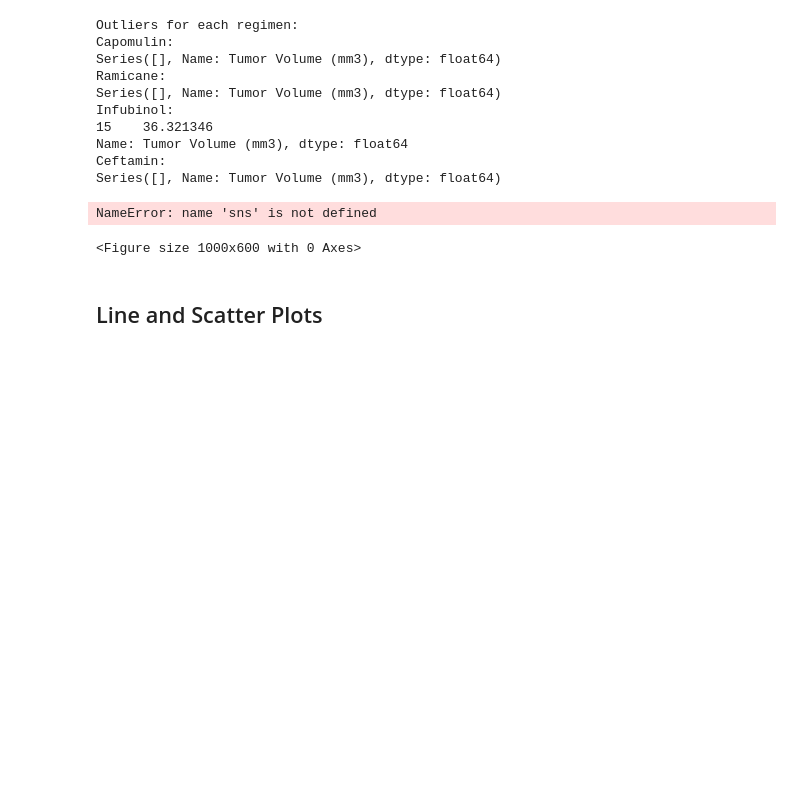
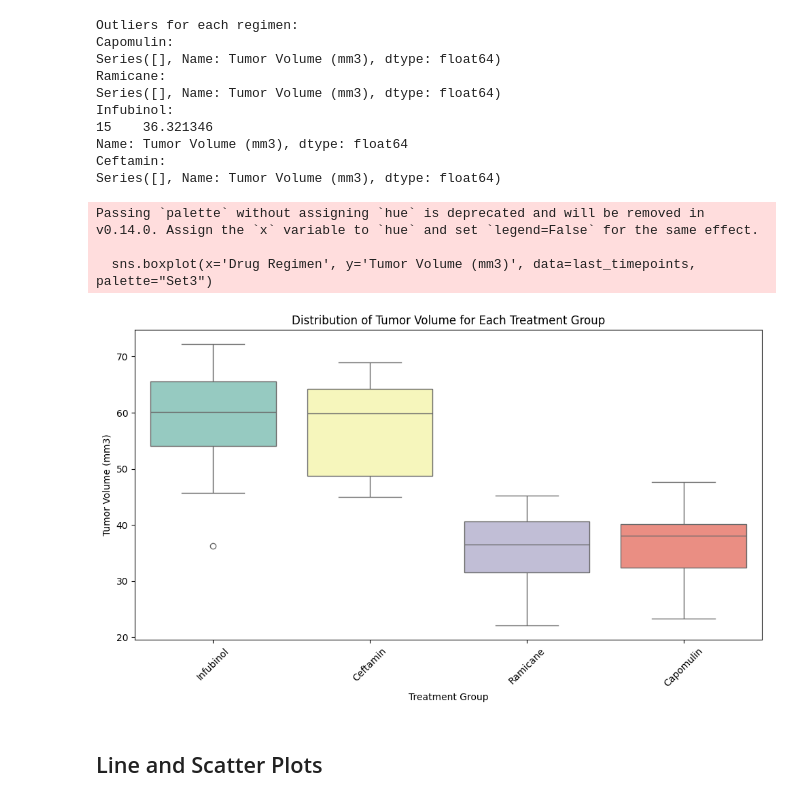
Before and after one commit to AnotherViktor/DataVisualisation, a Jupyter notebook: pymaceuticals_solution.ipynb, the cells around one changed output. Drawn from its saved outputs; the diff is of its cells as text; code cells hidden in the pictures; blank space fills up the shorter version.

```diff
--- a/pymaceuticals_solution.ipynb
+++ b/pymaceuticals_solution.ipynb
@@ -298,18 +269,22 @@ Name: Tumor Volume (mm3), dtype: float64
 Ceftamin:
 Series([], Name: Tumor Volume (mm3), dtype: float64)
 # %%
-# Generate a box plot that shows the distribution of the tumor volume for each treatment group.
+# Ensure the treatment groups and tumor volumes are in the data
 plt.figure(figsize=(10, 6))
-sns.boxplot(x='Treatment', y='Tumor Volume', data=df)
+
+# Generate the box plot
+sns.boxplot(x='Drug Regimen', y='Tumor Volume (mm3)', data=last_timepoints, palette="Set3")
 plt.title('Distribution of Tumor Volume for Each Treatment Group')
 plt.xlabel('Treatment Group')
-plt.ylabel('Tumor Volume')
-plt.xticks(rotation=45)  # Rotate x labels if needed for better readability
-plt.tight_layout()  # Adjust layout to make sure everything fits
+plt.ylabel('Tumor Volume (mm3)')
+plt.xticks(rotation=45)  # Rotate x labels for better readability
+plt.tight_layout()  # Adjust layout to prevent clipping
 plt.show()
 # %% [output]
-NameError: name 'sns' is not defined
+Passing `palette` without assigning `hue` is deprecated and will be removed in v0.14.0. Assign the `x` variable to `hue` and set `legend=False` for the same effect.
+
+  sns.boxplot(x='Drug Regimen', y='Tumor Volume (mm3)', data=last_timepoints, palette="Set3")
-<Figure size 1000x600 with 0 Axes>
+[figure, added]
 # %% [markdown]
 ## Line and Scatter Plots
 # %%
```
Also changed, not shown: parts of 14 cells of this notebook, 2 other files.
